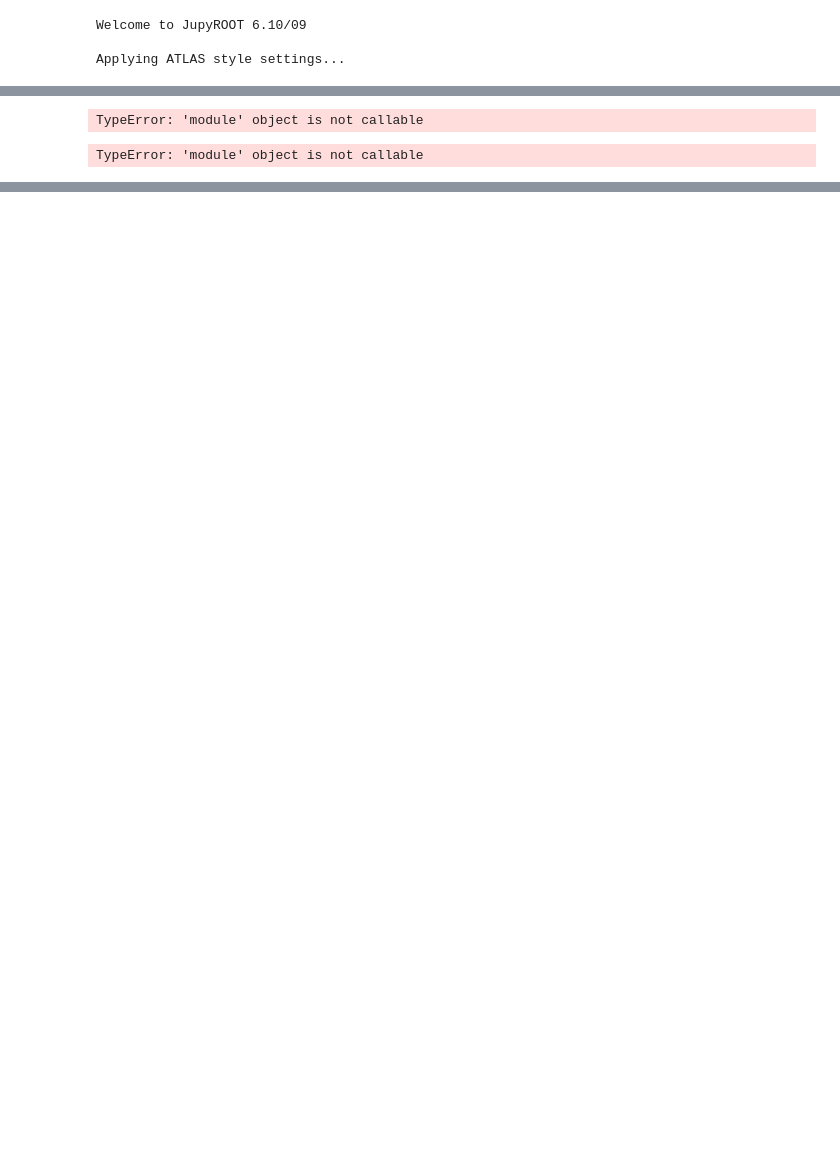
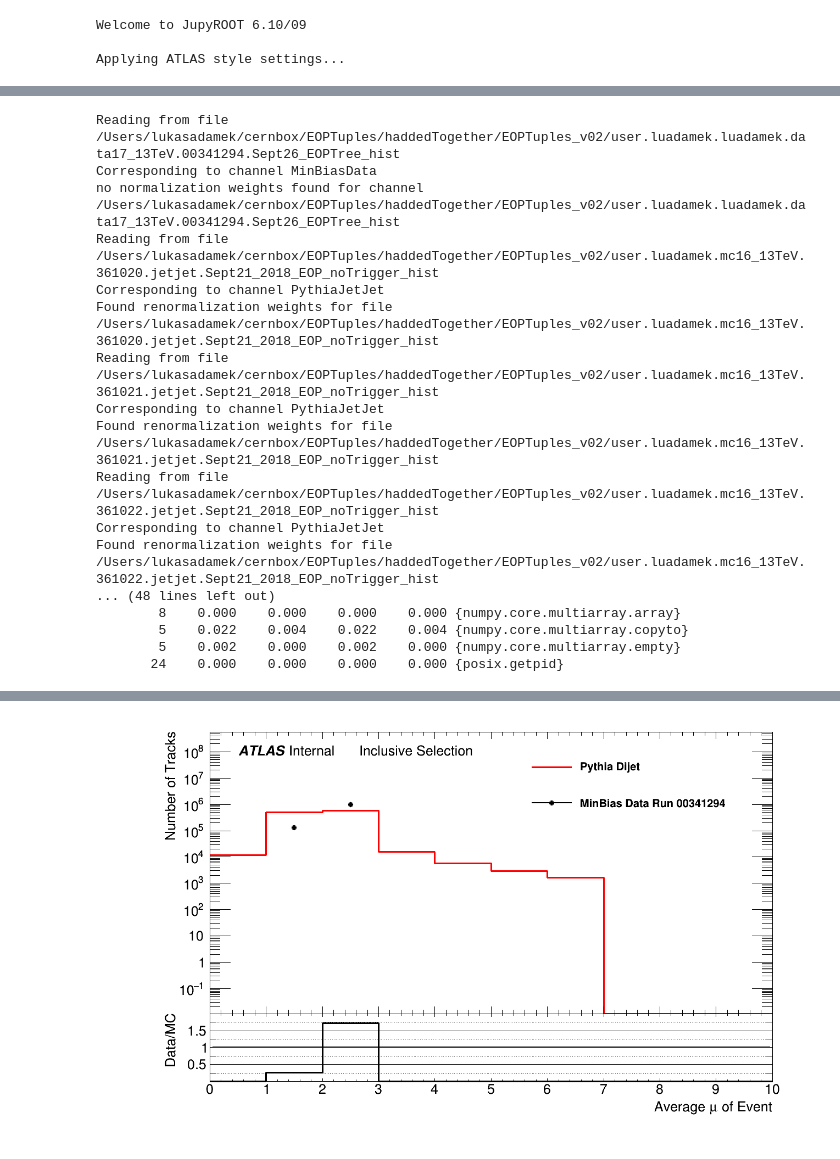
Before and after one commit to jdandoy/EoverPAnalysis, a Jupyter notebook: root_numpy_plotting/ClusterPlots.ipynb, the cells around one changed output, grey strips where cells are left out. Drawn from its saved outputs; the diff is of its cells as text; code cells hidden in the pictures; blank space fills up the shorter version.

Commit message:
Added new example plots

```diff
--- a/root_numpy_plotting/ClusterPlots.ipynb
+++ b/root_numpy_plotting/ClusterPlots.ipynb
@@ -12,2 +10,2 @@ First import the plotter. INPUT is a file from the folder inputs/samples.py. Thi
 # %%
-plots = Plotter(INPUT, "EoverP_ClusterEnergyInDetTrackParticlesLoose_tree", base_selections = "(trk_z0sintheta < 1.5) && (trk_d0 < 1.5)")
+plots = Plotter(INPUT, "EoverP_ClusterEnergyInDetTrackParticlesLoose_tree", base_selections = "(abs(trk_z0sintheta) < 1.5) && (abs(trk_d0) < 1.5)")
@@ -32,4 +19,0 @@ Next lets get the histograms for the average mu for all of our tracks. Lets use
-# %%
-trkAverageMuHist = plots.GetHistograms(calc_trkAverageMu, list_selections = [], bins = 10, range_low = 0.0, range_high = 10, xlabel ="Average #mu of events", ylabel = "Number of Tracks")
-DataVsMC = DrawDataVsMC(trkAverageMuHist, plots.channelLabels, MCKey='PythiaJetJet', DataKey='MinBiasData')
-DataVsMC.Draw()
@@ -379,17 +19,0 @@ Warning in <TCanvas::Constructor>: Deleting canvas with same name: PythiaJetJetM
-# %%
-selections = []
-bins = [0.5, 0.8, 1.2, 1.7, 2.3, 3.0,3.8,4.7]
-trkPHist = plots.GetHistograms(calc_trkP, list_selections = selections, bins = bins, range_low = 1 , range_high = 5, xlabel ="E/p", ylabel = "Number of Tracks.")
-DataVsMCTrkHist = DrawDataVsMC(trkPHist, plots.channelLabels, MCKey='PythiaJetJet', DataKey='MinBiasData')
-DataVsMCTrkHist.Draw()
-# %% [output]
-TypeError: 'module' object is not callable
-# %%
-from selections.selections import sel_ELessEqual0
-selections = [sel_ELessEqual0]
-bins = [0.5, 0.8, 1.2, 1.7, 2.3, 3.0,3.8,4.7]
-trkPHist = plots.GetHistograms(calc_trkP, list_selections = selections, bins = bins, range_low = 1, range_high = 5, xlabel ="E/p", ylabel = "Number of Tracks.")
-DataVsMCTrkHist = DrawDataVsMC(trkPHist, plots.channelLabels, MCKey='PythiaJetJet', DataKey='MinBiasData')
-DataVsMCTrkHist.Draw()
-# %% [output]
-TypeError: 'module' object is not callable
@@ -395,0 +24,35 @@ TypeError: 'module' object is not callable
+# %%
+selections = []
+import cProfile
+cProfile.run("trkAverageMuHist = plots.GetHistograms(calc_trkAverageMu,\
+                                       list_selections = selections,\
+                                       bins = 10,\
+                                       range_low = 0.0, \
+                                       range_high = 10.0,\
+                                       xlabel ='Average #mu of Event',\
+                                       ylabel = 'Number of Tracks')")
+description = "Inclusive Selection"
+DataVsMC = DrawDataVsMC(trkAverageMuHist,\
+                        plots.channelLabels,\
+                        MCKey='PythiaJetJet',\
+                        DataKey='MinBiasData',\
+                        extra_description = description)
+DataVsMC.Draw()
+# %% [output]
+Reading from file /Users/lukasadamek/cernbox/EOPTuples/haddedTogether/EOPTuples_v02/user.luadamek.luadamek.data17_13TeV.00341294.Sept26_EOPTree_hist
+Corresponding to channel MinBiasData
+no normalization weights found for channel /Users/lukasadamek/cernbox/EOPTuples/haddedTogether/EOPTuples_v02/user.luadamek.luadamek.data17_13TeV.00341294.Sept26_EOPTree_hist
+Reading from file /Users/lukasadamek/cernbox/EOPTuples/haddedTogether/EOPTuples_v02/user.luadamek.mc16_13TeV.361020.jetjet.Sept21_2018_EOP_noTrigger_hist
+Corresponding to channel PythiaJetJet
+Found renormalization weights for file /Users/lukasadamek/cernbox/EOPTuples/haddedTogether/EOPTuples_v02/user.luadamek.mc16_13TeV.361020.jetjet.Sept21_2018_EOP_noTrigger_hist
+Reading from file /Users/lukasadamek/cernbox/EOPTuples/haddedTogether/EOPTuples_v02/user.luadamek.mc16_13TeV.361021.jetjet.Sept21_2018_EOP_noTrigger_hist
+Corresponding to channel PythiaJetJet
+Found renormalization weights for file /Users/lukasadamek/cernbox/EOPTuples/haddedTogether/EOPTuples_v02/user.luadamek.mc16_13TeV.361021.jetjet.Sept21_2018_EOP_noTrigger_hist
+Reading from file /Users/lukasadamek/cernbox/EOPTuples/haddedTogether/EOPTuples_v02/user.luadamek.mc16_13TeV.361022.jetjet.Sept21_2018_EOP_noTrigger_hist
+Corresponding to channel PythiaJetJet
+Found renormalization weights for file /Users/lukasadamek/cernbox/EOPTuples/haddedTogether/EOPTuples_v02/user.luadamek.mc16_13TeV.361022.jetjet.Sept21_2018_EOP_noTrigger_hist
+... (48 lines left out)
+        8    0.000    0.000    0.000    0.000 {numpy.core.multiarray.array}
+        5    0.022    0.004    0.022    0.004 {numpy.core.multiarray.copyto}
+        5    0.002    0.000    0.002    0.000 {numpy.core.multiarray.empty}
+       24    0.000    0.000    0.000    0.000 {posix.getpid}
@@ -395,0 +60 @@ TypeError: 'module' object is not callable
+[figure, added]
```
Also changed, not shown: parts of 59 cells of this notebook.
